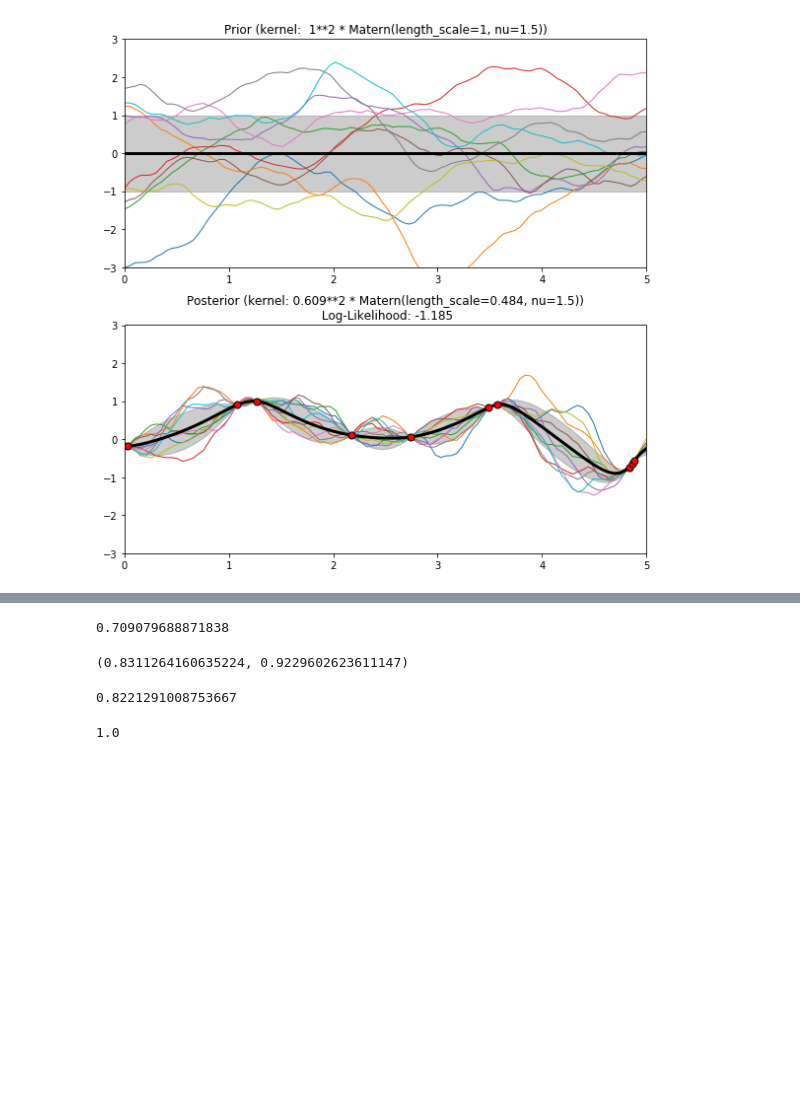
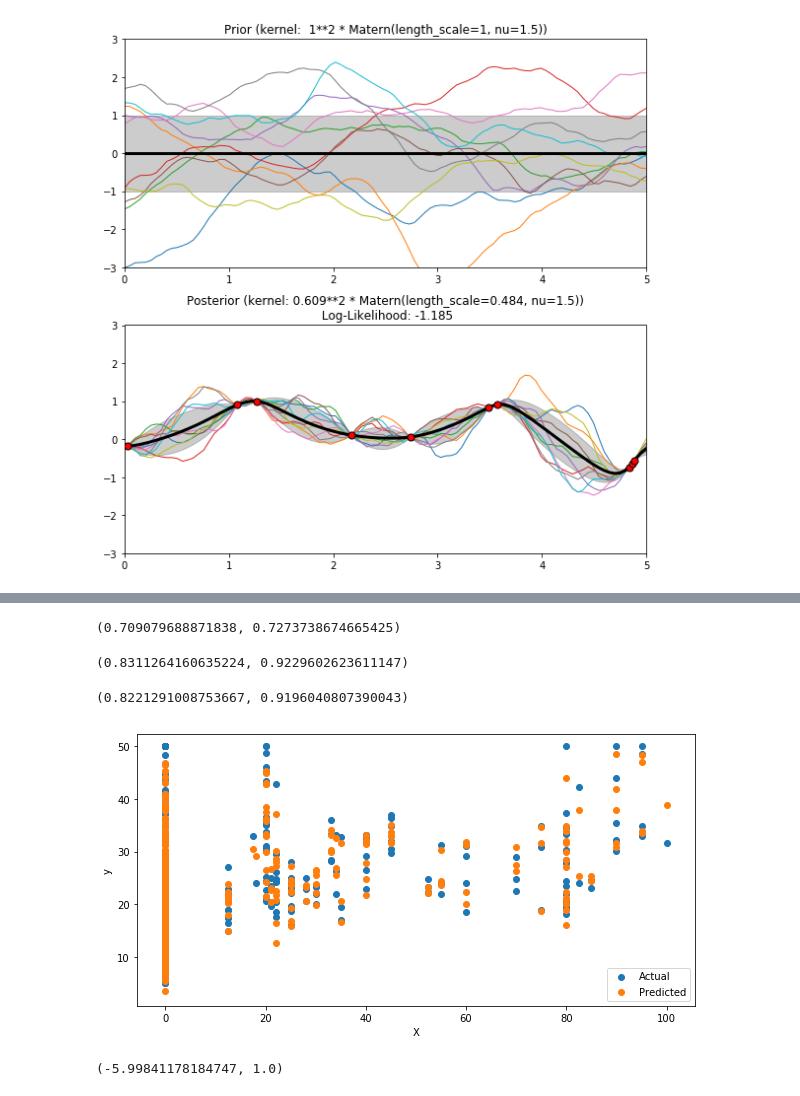
Before and after one commit to geometrikz/anudatasoc, a Jupyter notebook: intro_bayesian/gaussian_process.ipynb, the cells around one changed output, grey strips where cells are left out. Cells and saved outputs as stored; diff of their text form; code cells hidden in the pictures; blank space fills up the shorter version.

```diff
--- a/intro_bayesian/gaussian_process.ipynb
+++ b/intro_bayesian/gaussian_process.ipynb
@@ -133,9 +133,9 @@ X_train, X_test, y_train, y_test = train_test_split(X, y, test_size=0.33, random
 
 kernel = DotProduct() + WhiteKernel()
 gpr = GaussianProcessRegressor(kernel=kernel, random_state=0).fit(X_train, y_train)
-gpr.score(X_test,y_test)
+gpr.score(X_test,y_test), gpr.score(X_train,y_train)
 # %% [output]
-0.709079688871838
+(0.709079688871838, 0.7273738674665425)
 # %%
 kernel = 1.0*RBF(length_scale=1) + WhiteKernel(noise_level=1)
 gpr = GaussianProcessRegressor(kernel=kernel, random_state=0).fit(X_train, y_train)
@@ -145,12 +145,21 @@ gpr.score(X_test,y_test), gpr.score(X_train,y_train)
 # %%
 kernel = 1.0*Matern(length_scale=1, nu=1.5) + WhiteKernel(noise_level=50)
 gpr = GaussianProcessRegressor(kernel=kernel, random_state=0).fit(X_train, y_train)
-gpr.score(X_test,y_test)
+gpr.score(X_test,y_test), gpr.score(X_train,y_train)
 # %% [output]
-0.8221291008753667
+(0.8221291008753667, 0.9196040807390043)
+# %%
+plt.scatter(X[:,1], y)
+plt.scatter(X[:,1], gpr.predict(X))
+plt.xlabel('X')
+plt.ylabel('y')
+plt.legend(['Actual', 'Predicted'])
+plt.show()
+# %% [output]
+[figure, added]
 # %%
 kernel = 1.0*RBF(length_scale=1)
 gpr = GaussianProcessRegressor(kernel=kernel, random_state=0).fit(X_train, y_train)
-gpr.score(X_train,y_train)
+gpr.score(X_test,y_test), gpr.score(X_train,y_train)
 # %% [output]
-1.0
+(-5.99841178184747, 1.0)
```
Also changed, not shown: parts of 2 cells of this notebook.
